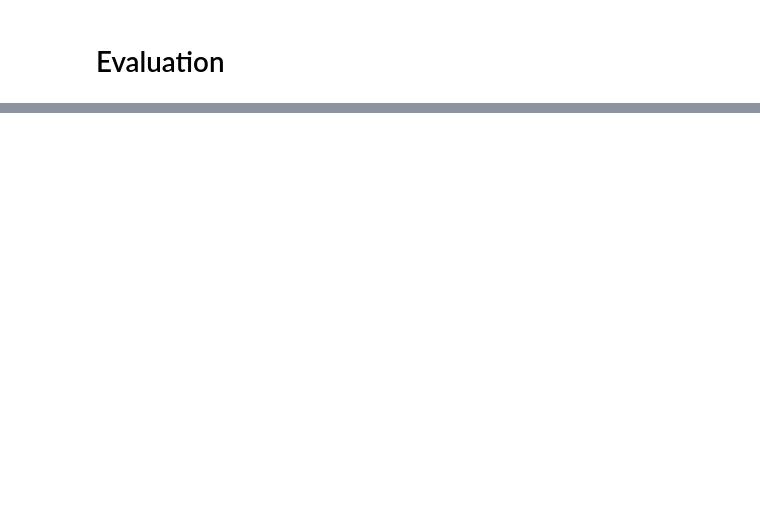
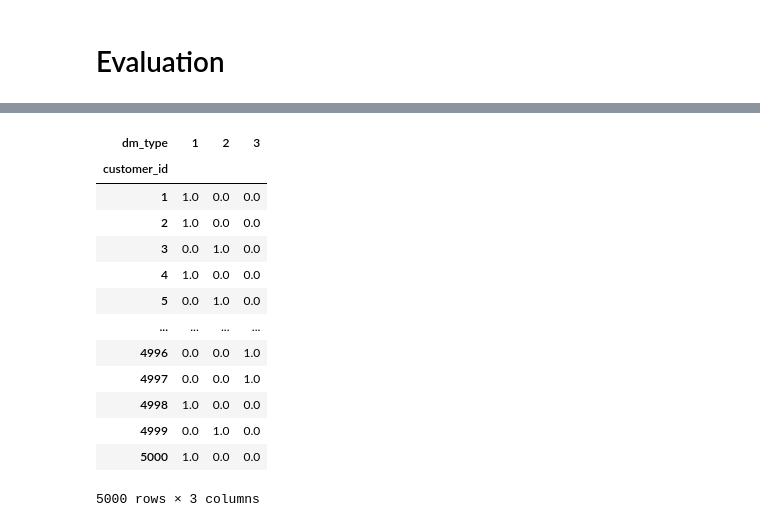
Before and after one commit to daikichidaze/pyoptbook, a Jupyter notebook: src/4.coupon/coupon.ipynb, the cells around one changed output, grey strips where cells are left out. Cells and saved outputs as stored; diff of their text form; code cells hidden in the pictures; blank space fills up the shorter version.

```diff
--- a/src/4.coupon/coupon.ipynb
+++ b/src/4.coupon/coupon.ipynb
@@ -193,0 +251,17 @@ df_val.final_cost.sum()
+# %%
+pd.pivot_table(data=df_val, values='result', columns='dm_type', index='customer_id', aggfunc='sum')# .values
+# %% [output]
+| dm_type | 1 | 2 | 3 |
+| customer_id |  |  |  |
+| 1 | 1.0 | 0.0 | 0.0 |
+| 2 | 1.0 | 0.0 | 0.0 |
+| 3 | 0.0 | 1.0 | 0.0 |
+| 4 | 1.0 | 0.0 | 0.0 |
+| 5 | 0.0 | 1.0 | 0.0 |
+| ... | ... | ... | ... |
+| 4996 | 0.0 | 0.0 | 1.0 |
+| 4997 | 0.0 | 0.0 | 1.0 |
+| 4998 | 1.0 | 0.0 | 0.0 |
+| 4999 | 0.0 | 1.0 | 0.0 |
+| 5000 | 1.0 | 0.0 | 0.0 |
+5000 rows × 3 columns
```
Also changed, not shown: parts of 27 cells of this notebook, 1 other file.
